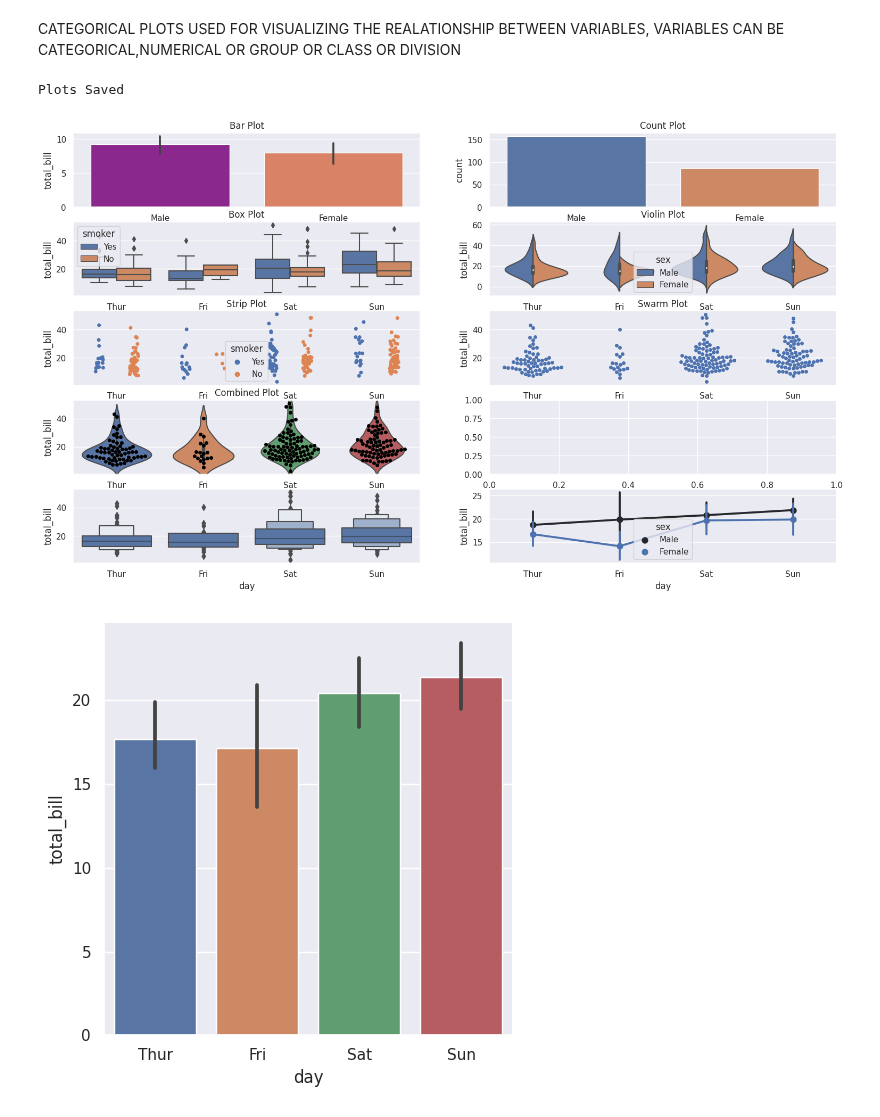
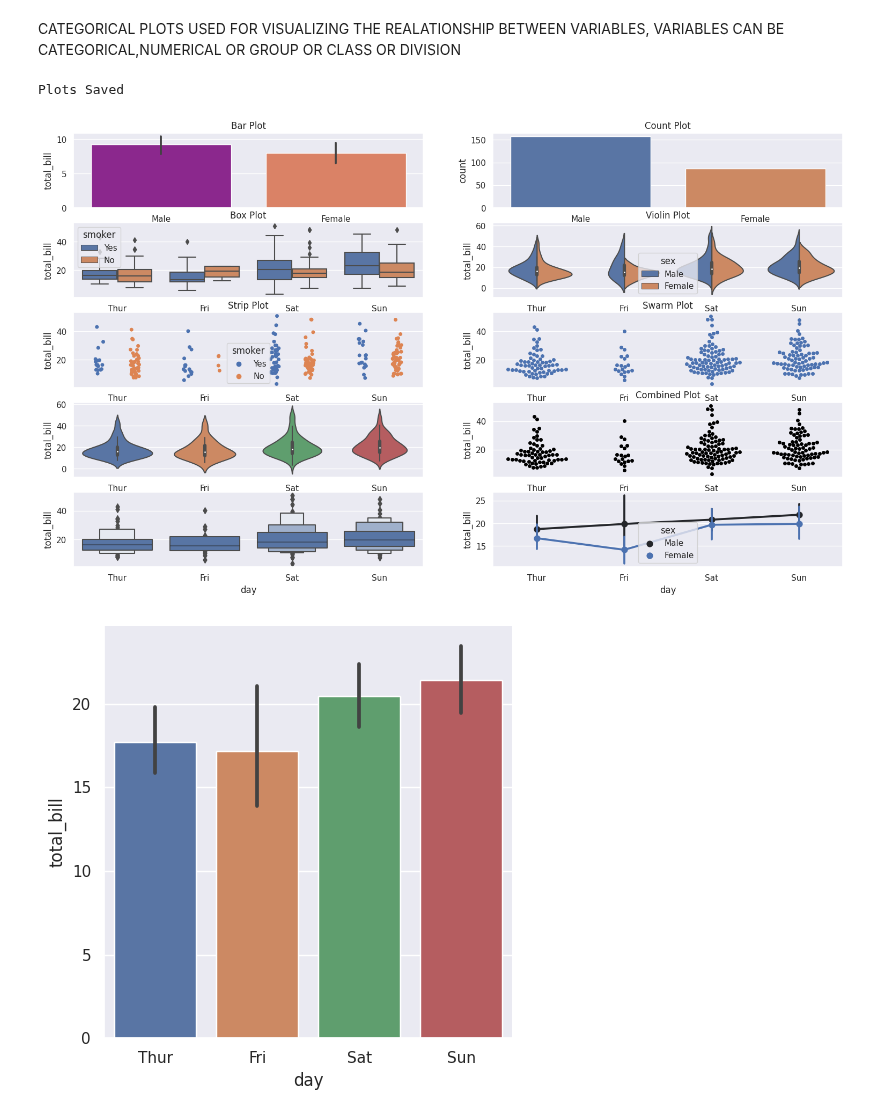
Before and after one commit to Sath2003/DAV, a Jupyter notebook: LABSHEET - 7.ipynb, the cells around one changed output. Saved outputs shown, nothing was run; the diff lists cells and outputs as text; code cells hidden in the pictures.

```diff
--- a/LABSHEET - 7.ipynb
+++ b/LABSHEET - 7.ipynb
@@ -71,33 +71,33 @@ USED FOR VISUALIZING THE REALATIONSHIP BETWEEN VARIABLES, VARIABLES CAN BE CATEG
 # %%
 sns.set_style('darkgrid')
 fig,ax = plt.subplots(nrows=5,ncols=2)
 fig.set_size_inches(18.5,10.5)
 # Tips dataset contains information about the people who probably had food
 df = sns.load_dataset('tips')
 # barplot - basically used to aggregate the categorical and ret
 sns.barplot(x='sex',y='total_bill',data=df,palette='plasma',estimator = np.std,ax=ax[0,0]).set_title('Bar Plot')
 # countplot - Counts the categories and returns a count of their occurences
 sns.countplot(x='sex',data=df,ax=ax[0,1]).set_title('Count Plot')
 # boxplot - known as thje box and whisker plot shows the distribution of the quantitative data
 sns.boxplot(x='day',y='total_bill',data=df,hue='smoker',ax=ax[1,0]).set_title('Box Plot')
 # Simiplar to boxplot except that it provides a
 sns.violinplot(x='day',y='total_bill',data=df,hue='sex',split=True,ax=ax[1,1]).set_title('Violin Plot')
 # Stripplot - Scatter plot based on category
 sns.stripplot(x='day',y='total_bill',data=df,jitter=True,hue='smoker',dodge=True,ax=ax[2,0]).set_title('Strip Plot')
 # Swarmplot - Similar to stripplot except the fact that the points are adjusted
 sns.swarmplot(x='day',y='total_bill',data=df,ax=ax[2,1]).set_title('Swarm Plot')
 # Combining the idea of violin plot and stripplot to form this plot
 sns.violinplot(x='day',y='total_bill',data=df,ax=ax[3,0])
-sns.swarmplot(x='day',y='total_bill',data=df,color='black',ax=ax[3,0]).set_title('Combined Plot')
+sns.swarmplot(x='day',y='total_bill',data=df,color='black',ax=ax[3,1]).set_title('Combined Plot')
 # Density plot
 sns.boxenplot(x='day',y='total_bill',color="b",scale='linear',data=df,ax=ax[4,0])
 # Ridgeplot
 sns.pointplot(x='day',y='total_bill',color="b",hue="sex",data=df,ax=ax[4,1])
 # Catplot - Provies a parameter called 'kind' to choose the kind of plot
 sns.catplot(x='day',y='total_bill',data=df,kind='bar')
 Sct_plt.figure.savefig('ALL DAV PLOTS.png')
 print('Plots Saved')
 # %% [output]
 Plots Saved
-[figure, old version]
+[figure, new version]
 [figure]
```
